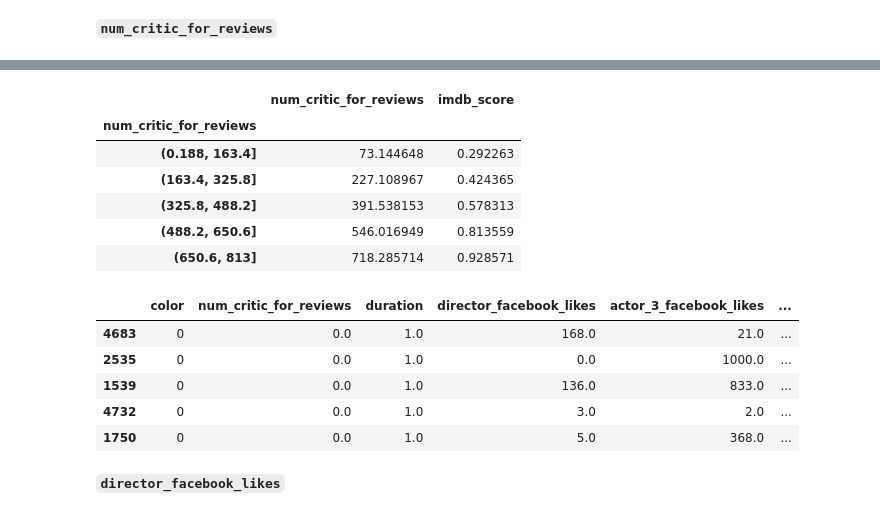
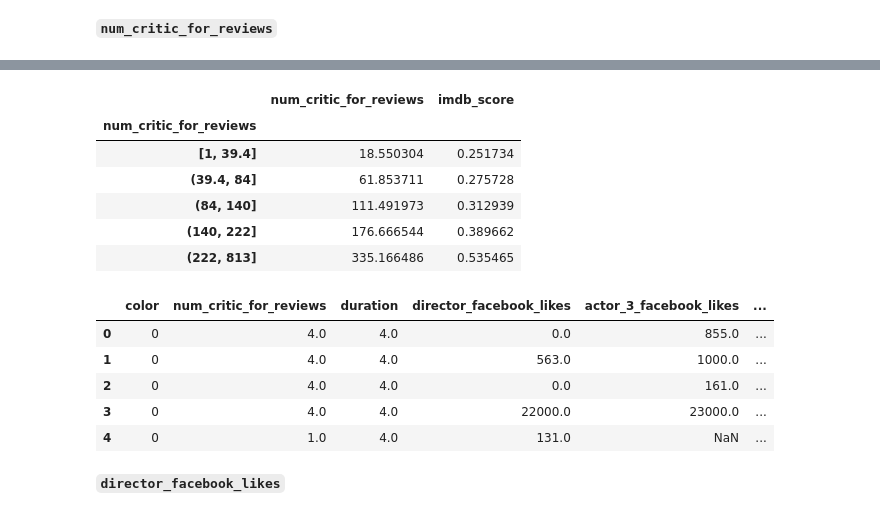
Before and after one commit to jmhummel/IMDb-predictive-analytics, a Jupyter notebook: src/notebook.ipynb, the cells around one changed output, grey strips where cells are left out. Saved outputs shown, nothing was run; the diff lists cells and outputs as text; code cells hidden in the pictures.

```diff
--- a/src/notebook.ipynb
+++ b/src/notebook.ipynb
@@ -674,6 +648,5 @@ for dataset in combine:
 # %%
-for dataset in combine:
-    dataset['country'] = dataset['country'].map(lambda c: 0 if c == 'USA' else 1)
+df['country'] = df['country'].map(lambda c: 0 if c == 'USA' else 1)
 # %%
 df.head()
 # %% [output]
@@ -711,8 +685,7 @@ The majority of the films use the standard MPAA ratings: G, PG, PG-13, and R
 
 Let's group the rest of the films (and null values) into the 'Not Rated' category, and then transform them to integers
 # %%
-for dataset in combine:
-    dataset['content_rating'] = dataset['content_rating'].map({'G':0, 'PG':1, 'PG-13': 2, 'R': 3}).fillna(4).astype(int)
+df['content_rating'] = df['content_rating'].map({'G':0, 'PG':1, 'PG-13': 2, 'R': 3}).fillna(4).astype(int)
 # %%
 df.head()
 # %% [output]
@@ -783,11 +735,10 @@ df[['aspect_ratio', 'imdb_score']].groupby(pd.cut(df['aspect_ratio'], 4)).mean()
 # %% [markdown]
 The above banding looks good. It sepearates out the two predominant aspect ratios (2.35 and 1.85), and also has two bands below and above these ratios. Let's use that.
 # %%
-for dataset in combine:
-    dataset.loc[ dataset['aspect_ratio'] <= 1.575, 'aspect_ratio'] = 0
-    dataset.loc[(dataset['aspect_ratio'] > 1.575) & (dataset['aspect_ratio'] <= 1.97), 'aspect_ratio'] = 1
-    dataset.loc[(dataset['aspect_ratio'] > 1.97) & (dataset['aspect_ratio'] <= 2.365), 'aspect_ratio'] = 2
-    dataset.loc[ dataset['aspect_ratio'] > 2.365, 'aspect_ratio'] = 3
+df.loc[ df['aspect_ratio'] <= 1.575, 'aspect_ratio'] = 0
+df.loc[(df['aspect_ratio'] > 1.575) & (df['aspect_ratio'] <= 1.97), 'aspect_ratio'] = 1
+df.loc[(df['aspect_ratio'] > 1.97) & (df['aspect_ratio'] <= 2.365), 'aspect_ratio'] = 2
+df.loc[ df['aspect_ratio'] > 2.365, 'aspect_ratio'] = 3
 # %%
 df.head()
 # %% [output]
@@ -838,17 +787,12 @@ df[['duration', 'imdb_score']].groupby(pd.cut(df['duration'], 5)).mean()
 # %% [markdown]
 Let us replace Duration with ordinals based on these bands.
 # %%
-df.loc[ df['duration'] <= 72.4, 'duration'] = 0
-df.loc[(df['duration'] > 72.4) & (df['duration'] <= 137.8), 'duration'] = 1
-df.loc[(df['duration'] > 137.8) & (df['duration'] <= 203.2), 'duration'] = 2
-df.loc[(df['duration'] > 203.2) & (df['duration'] <= 268.6), 'duration'] = 3
-df.loc[ df['duration'] > 268.6, 'duration'] = 5
+df.loc[ df['duration'] <= 91, 'duration'] = 0
+df.loc[(df['duration'] > 91) & (df['duration'] <= 99), 'duration'] = 1
+df.loc[(df['duration'] > 99) & (df['duration'] <= 108), 'duration'] = 2
+df.loc[(df['duration'] > 108) & (df['duration'] <= 122), 'duration'] = 3
+df.loc[ df['duration'] > 122, 'duration'] = 4
 
-test_df.loc[ test_df['duration'] <= 72.4, 'duration'] = 0
-test_df.loc[(test_df['duration'] > 72.4) & (test_df['duration'] <= 137.8), 'duration'] = 1
-test_df.loc[(test_df['duration'] > 137.8) & (test_df['duration'] <= 203.2), 'duration'] = 2
-test_df.loc[(test_df['duration'] > 203.2) & (test_df['duration'] <= 268.6), 'duration'] = 3
-test_df.loc[ test_df['duration'] > 268.6, 'duration'] = 5
 df.head()
 # %% [output]
 |  | color | num_critic_for_reviews | duration | director_facebook_likes | actor_3_facebook_likes | ... |
@@ -889,33 +831,28 @@ combine = [df, test_df]
 # %%
-df[['num_critic_for_reviews', 'imdb_score']].groupby(pd.cut(df['num_critic_for_reviews'], 5)).mean()
+df[['num_critic_for_reviews', 'imdb_score']].groupby(pd.qcut(df['num_critic_for_reviews'], 5)).mean()
 # %% [output]
 |  | num_critic_for_reviews | imdb_score |
 | num_critic_for_reviews |  |  |
-| (0.188, 163.4] | 73.144648 | 0.292263 |
-| (163.4, 325.8] | 227.108967 | 0.424365 |
-| (325.8, 488.2] | 391.538153 | 0.578313 |
-| (488.2, 650.6] | 546.016949 | 0.813559 |
-| (650.6, 813] | 718.285714 | 0.928571 |
+| [1, 39.4] | 18.550304 | 0.251734 |
+| (39.4, 84] | 61.853711 | 0.275728 |
+| (84, 140] | 111.491973 | 0.312939 |
+| (140, 222] | 176.666544 | 0.389662 |
+| (222, 813] | 335.166486 | 0.535465 |
 # %%
-df.loc[ df['num_critic_for_reviews'] <= 163.4, 'num_critic_for_reviews'] = 0
-df.loc[(df['num_critic_for_reviews'] > 163.4) & (df['num_critic_for_reviews'] <= 325.8), 'num_critic_for_reviews'] = 1
-df.loc[(df['num_critic_for_reviews'] > 325.8) & (df['num_critic_for_reviews'] <= 488.2), 'num_critic_for_reviews'] = 2
-df.loc[(df['num_critic_for_reviews'] > 488.2) & (df['num_critic_for_reviews'] <= 650.6), 'num_critic_for_reviews'] = 3
-df.loc[ df['num_critic_for_reviews'] > 650.6, 'num_critic_for_reviews'] = 5
+df.loc[ df['num_critic_for_reviews'] <= 40, 'num_critic_for_reviews'] = 0
+df.loc[(df['num_critic_for_reviews'] > 40) & (df['num_critic_for_reviews'] <= 84), 'num_critic_for_reviews'] = 1
+df.loc[(df['num_critic_for_reviews'] > 84) & (df['num_critic_for_reviews'] <= 140), 'num_critic_for_reviews'] = 2
+df.loc[(df['num_critic_for_reviews'] > 140) & (df['num_critic_for_reviews'] <= 222), 'num_critic_for_reviews'] = 3
+df.loc[ df['num_critic_for_reviews'] > 222, 'num_critic_for_reviews'] = 4
 
-test_df.loc[ test_df['num_critic_for_reviews'] <= 163.4, 'num_critic_for_reviews'] = 0
-test_df.loc[(test_df['num_critic_for_reviews'] > 163.4) & (test_df['num_critic_for_reviews'] <= 325.8), 'num_critic_for_reviews'] = 1
-test_df.loc[(test_df['num_critic_for_reviews'] > 325.8) & (test_df['num_critic_for_reviews'] <= 488.2), 'num_critic_for_reviews'] = 2
-test_df.loc[(test_df['num_critic_for_reviews'] > 488.2) & (test_df['num_critic_for_reviews'] <= 650.6), 'num_critic_for_reviews'] = 3
-test_df.loc[ test_df['num_critic_for_reviews'] > 650.6, 'num_critic_for_reviews'] = 5
 df.head()
 # %% [output]
 |  | color | num_critic_for_reviews | duration | director_facebook_likes | actor_3_facebook_likes | ... |
-| 4683 | 0 | 0.0 | 1.0 | 168.0 | 21.0 | ... |
-| 2535 | 0 | 0.0 | 1.0 | 0.0 | 1000.0 | ... |
-| 1539 | 0 | 0.0 | 1.0 | 136.0 | 833.0 | ... |
-| 4732 | 0 | 0.0 | 1.0 | 3.0 | 2.0 | ... |
-| 1750 | 0 | 0.0 | 1.0 | 5.0 | 368.0 | ... |
+| 0 | 0 | 4.0 | 4.0 | 0.0 | 855.0 | ... |
+| 1 | 0 | 4.0 | 4.0 | 563.0 | 1000.0 | ... |
+| 2 | 0 | 4.0 | 4.0 | 0.0 | 161.0 | ... |
+| 3 | 0 | 4.0 | 4.0 | 22000.0 | 23000.0 | ... |
+| 4 | 0 | 1.0 | 4.0 | 131.0 | NaN | ... |
 # %% [markdown]
 **`director_facebook_likes`**
 # %%
```
Also changed, not shown: parts of 124 cells of this notebook.
